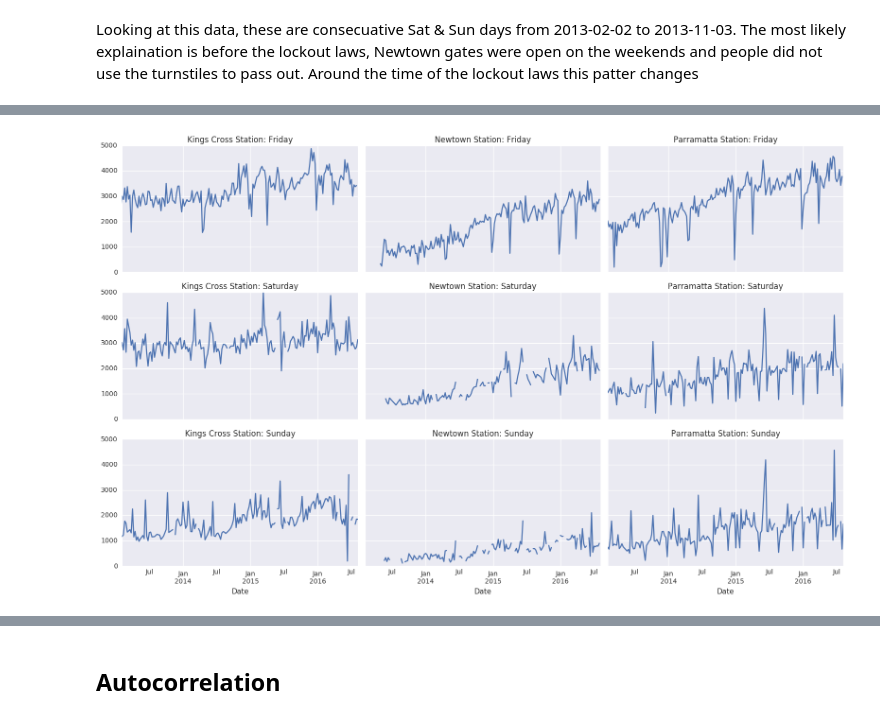
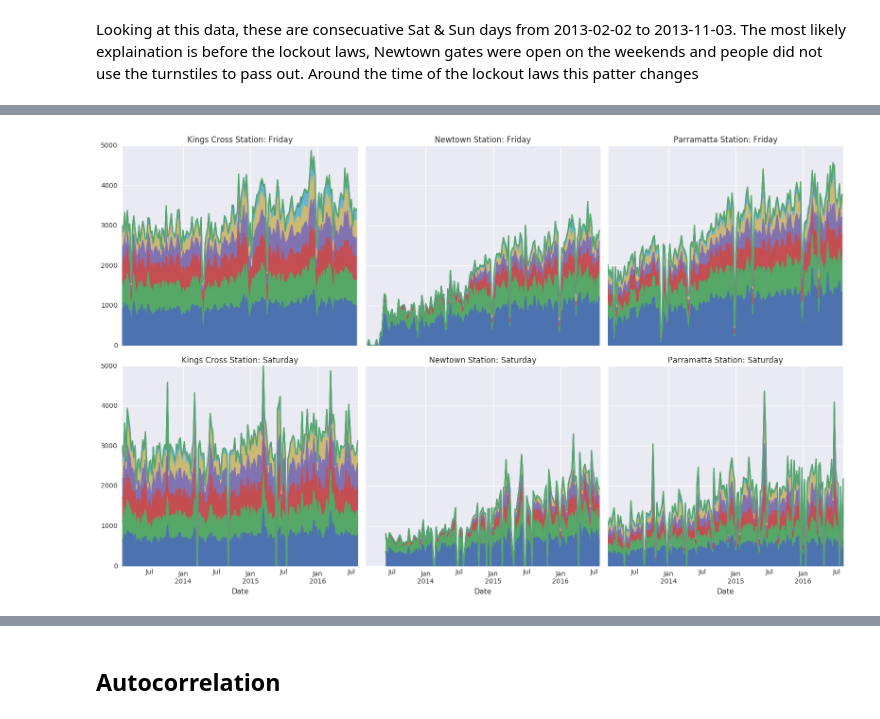
Before and after one commit to Kevin-McIsaac/Nightlife, a Jupyter notebook: Train Validation Data Exploratory Data Analysis.ipynb, the cells around one changed output, grey strips where cells are left out. Saved outputs shown, nothing was run; the diff lists cells and outputs as text; code cells hidden in the pictures.

```diff
--- a/Train Validation Data Exploratory Data Analysis.ipynb
+++ b/Train Validation Data Exploratory Data Analysis.ipynb
@@ -128,10 +170,11 @@ df = pd.read_pickle("TrainValidationData/df.pkl")
 # %%
-fig, grid = plt.subplots(nrows=5, ncols=2, sharex=False, sharey=False, squeeze=True, figsize=(16, 12))
-for time, axes in zip(["05PM", "06PM", "07PM", "08PM", "09PM"], grid):
+#Plot the data showing trend and outliers using IQR
+fig, grid = plt.subplots(nrows=5, ncols=2, sharex=True, sharey=True, squeeze=True, figsize=(16, 12))
+for time, axes in zip(["07PM", "08PM", "09PM", "10PM", "11PM", "12PM"], grid):
     for station, ax in zip(["Kings Cross Station", "Parramatta Station"], axes):
         ts = df.query('Station == @station and Night == "Saturday" and Time == @time')
-        ax.hist(ts.Exit, bins=25)
-        ax.set_title(station + ": " + time)
-        ax.set_xlim(0, 1800)
+        outlier.plot(ts.Exit, outliers="True", interval=True, find="IQR", ax=ax).set_ylim((0,None))
+        ax.set_title(station + ": Saturday " + time)
+
 plt.tight_layout()
 # %% [output]
@@ -231,4 +214,14 @@ df_clean = pd.read_pickle("TrainValidationData/df.pkl")
 # %%
+# Load the clean data and prepare
+df_clean = pd.read_pickle("TrainValidationData/df.pkl")
+df_clean = df_clean[df_clean.Time >= "07PM"] # Eliminate date before 7PM
+df_clean = df_clean[df_clean.Night != "Sunday"] # Eliminate Sunday Data
+
 df_clean['Year'] = df_clean.Date.dt.year
 df_clean['Quarter'] = pd.to_datetime(pd.DataFrame({"Year": df_clean.Date.dt.year, "Month": (df_clean.Date.dt.quarter-1)*3+1, "Day":1 }))
+
+stations = ['Kings Cross Station', 'Newtown Station', 'Parramatta Station',
+            'Town Hall Station', 'Central Station', 'Circular Quay Station',
+            'Martin Place Station', 'Museum Station', 'St James Station',
+            'Bondi Junction Station', 'North Sydney Station']
 # %% [markdown]
@@ -267,3 +261,15 @@ Plotting total Exit data from 7pm onwards, by Night by Station shows:
 * Newtown and Parramatta volumes on a Friday ahve increased significantly in the last few years.
 
 Note Newtown data for Sat/Sun must be interpreted with case due most data for 2013 not being recorded.
+# %%
+fig, grid = plt.subplots(nrows=2, ncols=3, sharex=True, sharey=True, squeeze=True, figsize=(12, 6))
+fig.autofmt_xdate()
+
+for night, axes in zip(['Friday', 'Saturday'], grid):
+    for station, ax in zip(["Kings Cross Station", "Newtown Station", "Parramatta Station"], axes):
+        ts = (df_clean.query('Station == @station and Night == @night').
+                       groupby('Date').sum())
+        outlier.plot(ts.Exit, ax=ax, outlier=True).set_ylim((0,5000))
+        ax.set_title(station + ": " + night)
+
+plt.tight_layout()
@@ -270,13 +278,12 @@ Note Newtown data for Sat/Sun must be interpreted with case due most data for 20
 # %%
-fig, grid = plt.subplots(nrows=3, ncols=3, sharex=True, sharey=True, squeeze=True, figsize=(16, 10))
-for night, axes in zip(['Friday', 'Saturday', 'Sunday'], grid):
+fig, grid = plt.subplots(nrows=2, ncols=3, sharex=True, sharey=True, squeeze=True, figsize=(16, 10))
+
+for night, axes in zip(['Friday', 'Saturday'], grid):
     for station, ax in zip(["Kings Cross Station", "Newtown Station", "Parramatta Station"], axes):
-        ts = (df_clean[df_clean.Time >= "07PM"].query('Station == @station and Night == @night').
-                       groupby('Date')['Exit'].sum())
-        ts.where(ts > 100).plot(x='Date', ax=ax)
+        (df_clean.query('Station == @station and Night == @night').
+                       pivot('Date', 'Time', 'Exit').plot.area(ax=ax, legend=None))
         ax.set_title(station + ": " + night)
-        ax.set_ylim((0,5000))
 
 plt.tight_layout()
 # %% [output]
-[figure, old version]
+[figure, new version]
```
Also changed, not shown: parts of 45 cells of this notebook.
